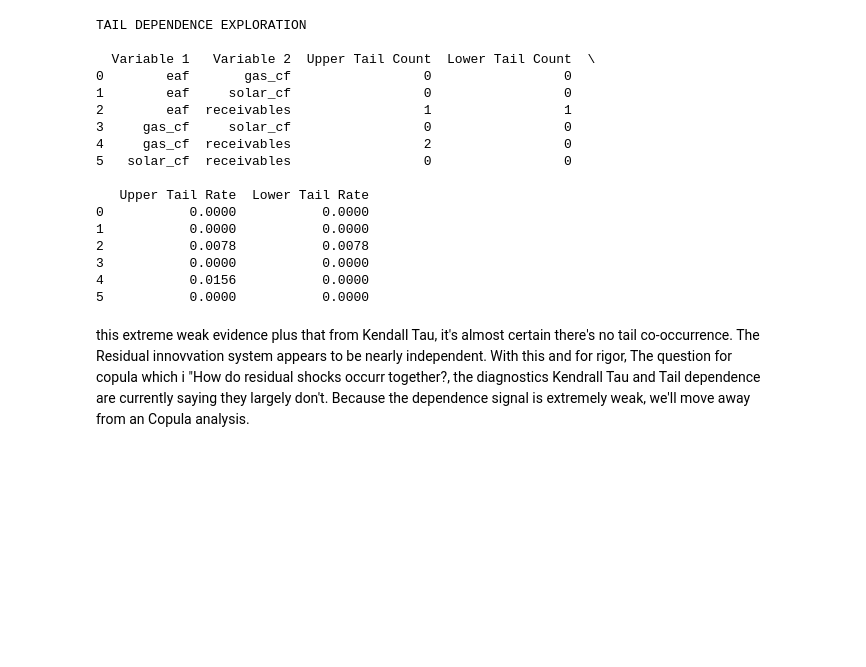
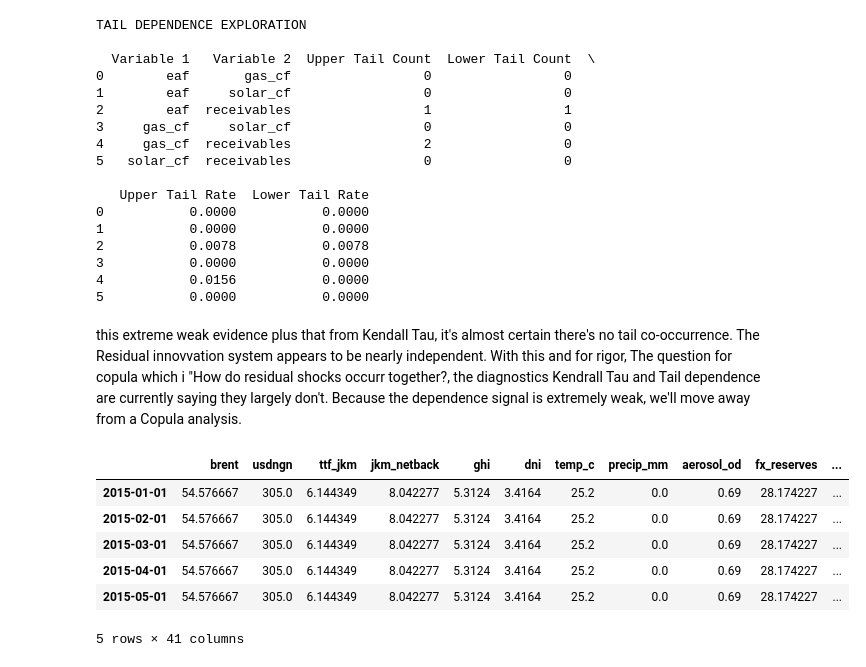
Before and after one commit to I-Sobe/nigeria-integrated-energy-model, a Jupyter notebook: integrated_gas_solar_model.ipynb, the cells around one changed output. Saved outputs shown, nothing was run; the diff lists cells and outputs as text; code cells hidden in the pictures; blank space fills up the shorter version.

```diff
--- a/integrated_gas_solar_model.ipynb
+++ b/integrated_gas_solar_model.ipynb
@@ -3968,4 +3937,14 @@ TAIL DEPENDENCE EXPLORATION
 4           0.0156           0.0000
 5           0.0000           0.0000
 # %% [markdown]
-this extreme weak evidence plus that from Kendall Tau, it's almost certain there's no tail co-occurrence. The Residual innovvation system appears to be nearly independent. With this and for rigor, The question for copula which i "How do residual shocks occurr together?, the diagnostics Kendrall Tau and Tail dependence are currently saying they largely don't. Because the dependence signal is extremely weak, we'll move away from an Copula analysis.
+this extreme weak evidence plus that from Kendall Tau, it's almost certain there's no tail co-occurrence. The Residual innovvation system appears to be nearly independent. With this and for rigor, The question for copula which i "How do residual shocks occurr together?, the diagnostics Kendrall Tau and Tail dependence are currently saying they largely don't. Because the dependence signal is extremely weak, we'll move away from a Copula analysis.
+# %%
+df.head(5)
+# %% [output]
+|  | brent | usdngn | ttf_jkm | jkm_netback | ghi | dni | temp_c | precip_mm | aerosol_od | fx_reserves | ... |
+| 2015-01-01 | 54.576667 | 305.0 | 6.144349 | 8.042277 | 5.3124 | 3.4164 | 25.2 | 0.0 | 0.69 | 28.174227 | ... |
+| 2015-02-01 | 54.576667 | 305.0 | 6.144349 | 8.042277 | 5.3124 | 3.4164 | 25.2 | 0.0 | 0.69 | 28.174227 | ... |
+| 2015-03-01 | 54.576667 | 305.0 | 6.144349 | 8.042277 | 5.3124 | 3.4164 | 25.2 | 0.0 | 0.69 | 28.174227 | ... |
+| 2015-04-01 | 54.576667 | 305.0 | 6.144349 | 8.042277 | 5.3124 | 3.4164 | 25.2 | 0.0 | 0.69 | 28.174227 | ... |
+| 2015-05-01 | 54.576667 | 305.0 | 6.144349 | 8.042277 | 5.3124 | 3.4164 | 25.2 | 0.0 | 0.69 | 28.174227 | ... |
+5 rows × 41 columns
```
Also changed, not shown: parts of 5 cells of this notebook, 1 other file.
